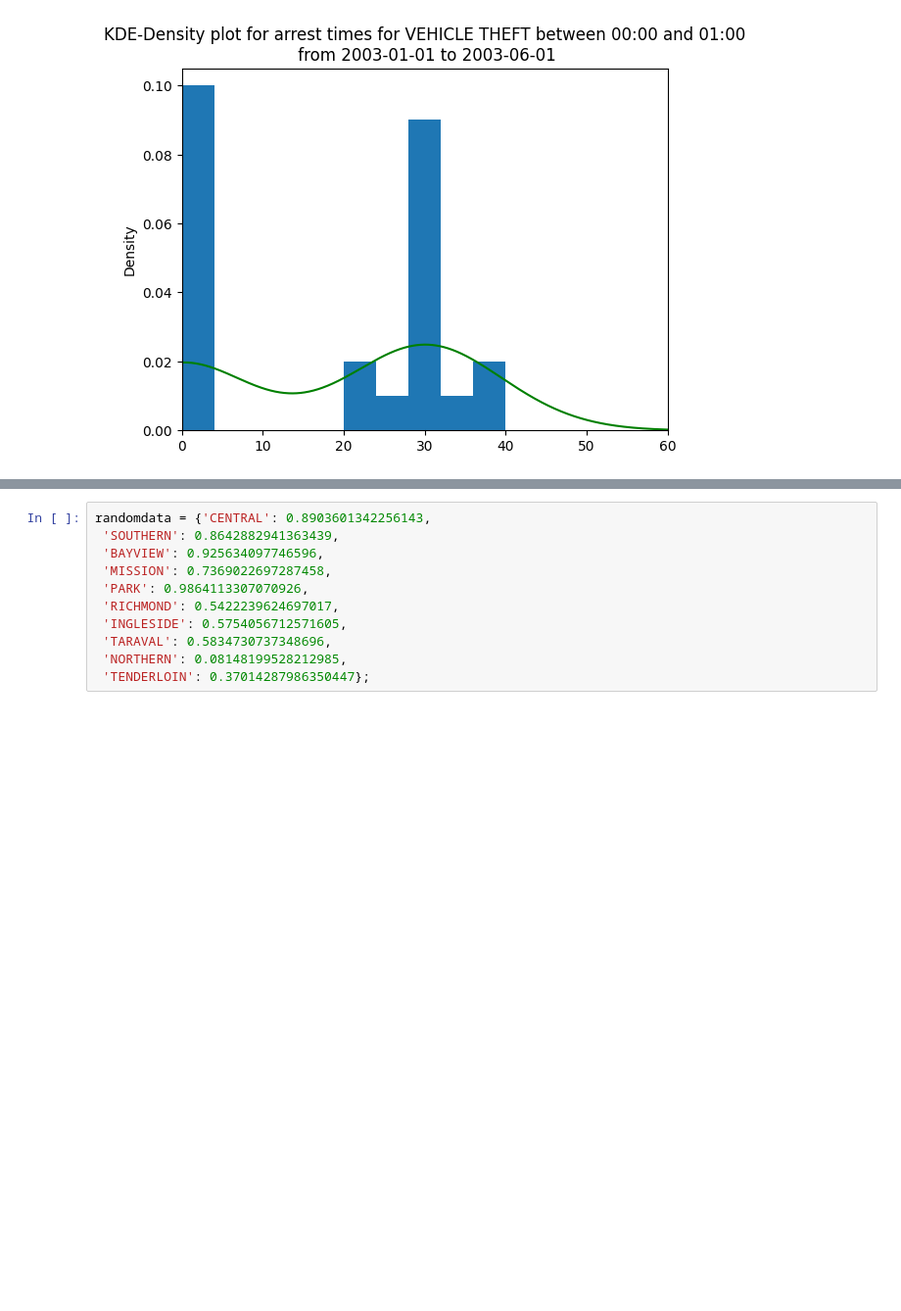
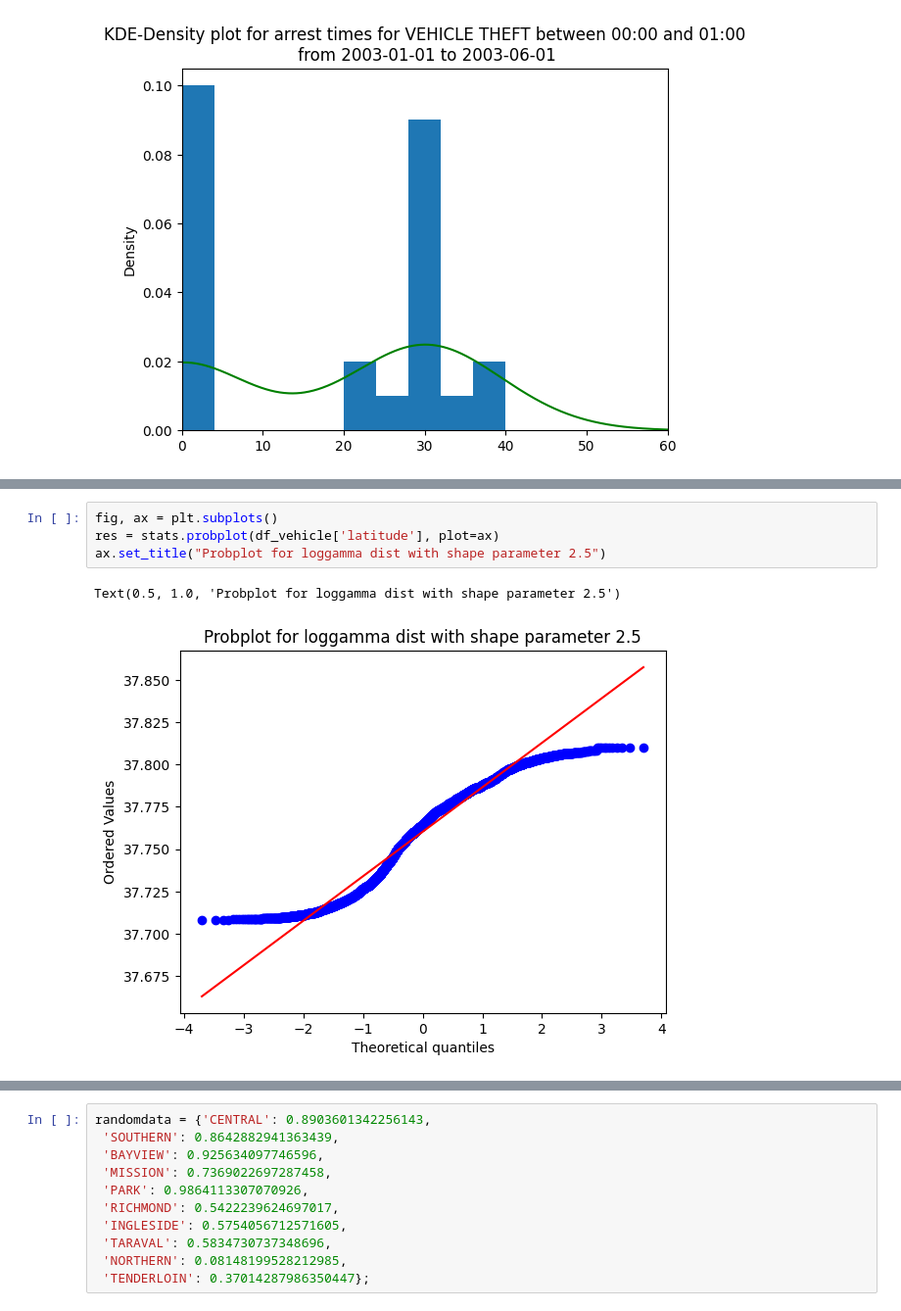
Before and after one commit to AnneKDesler/socialdata2023, a Jupyter notebook: lectures/Week3.ipynb, the cells around one changed output, grey strips where cells are left out. Shown at 98% size. Drawn from its saved outputs; the diff is of its cells as text; blank space fills up the shorter version.

```diff
--- a/lectures/Week3.ipynb
+++ b/lectures/Week3.ipynb
@@ -187 +196,8 @@ plt.show()
+# %%
+fig, ax = plt.subplots()
+res = stats.probplot(df_vehicle['latitude'], plot=ax)
+ax.set_title("Probplot for loggamma dist with shape parameter 2.5")
+# %% [output]
+Text(0.5, 1.0, 'Probplot for loggamma dist with shape parameter 2.5')
+[figure, added]
 # %% [markdown]
```
Also changed, not shown: parts of 7 cells of this notebook.
